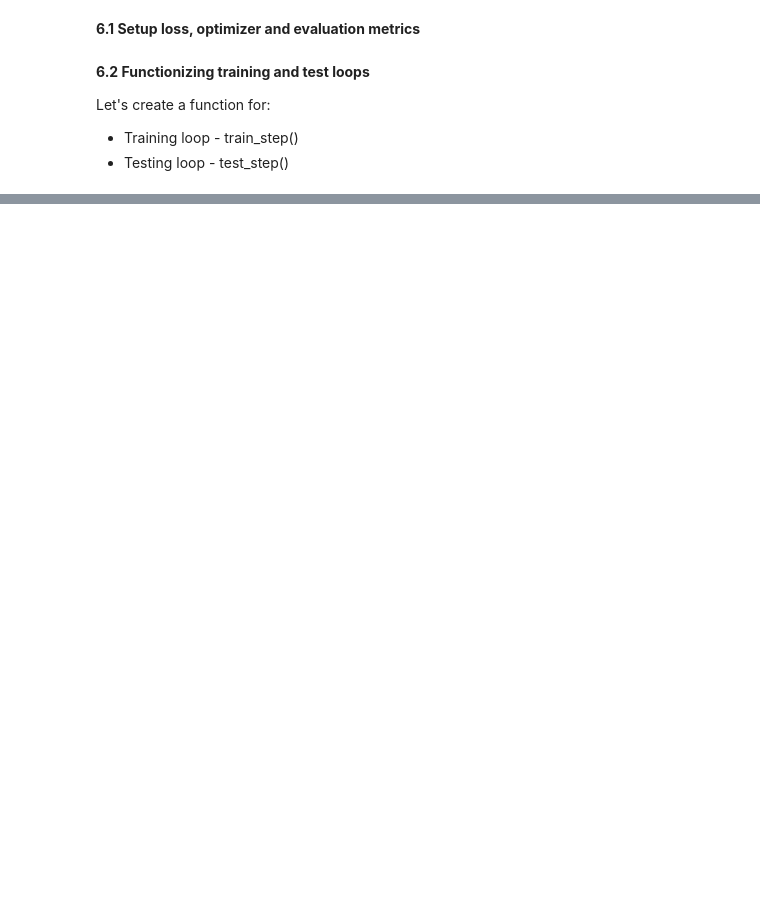
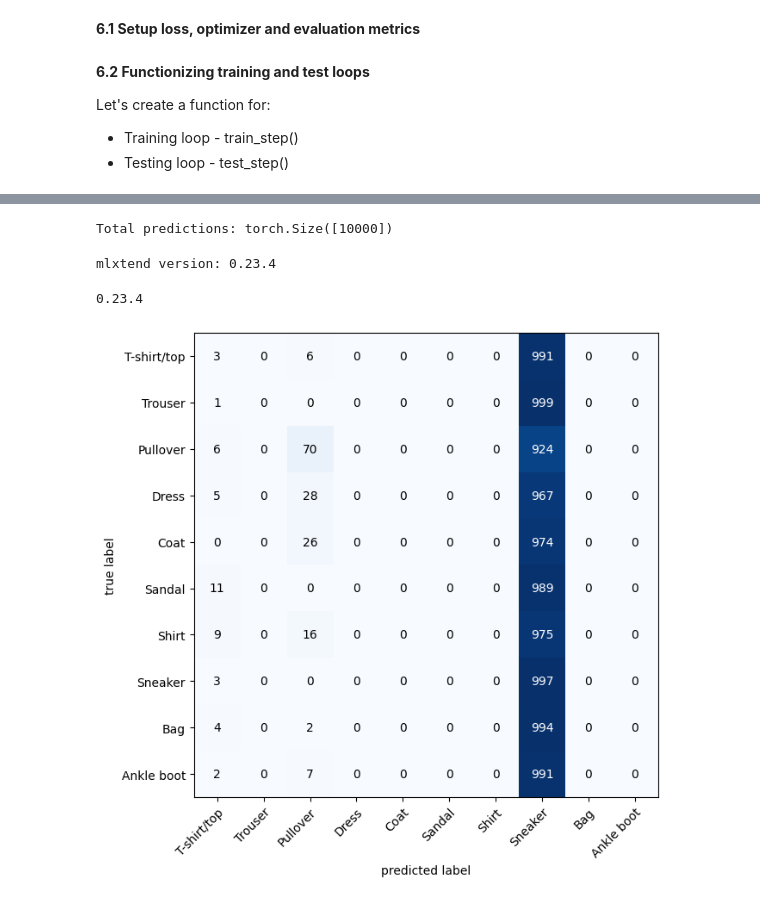
Before and after one commit to sara-javed/Pytorch-week4, a Jupyter notebook: 03_pytorch_computer_vision.ipynb, the cells around one changed output, grey strips where cells are left out. Saved outputs shown, nothing was run; the diff lists cells and outputs as text; code cells hidden in the pictures; blank space fills up the shorter version.

```diff
--- a/03_pytorch_computer_vision.ipynb
+++ b/03_pytorch_computer_vision.ipynb
@@ -709,0 +840,5 @@ test_dataloader = DataLoader(dataset=test_data, batch_size=32, shuffle=False)
+# %%
+torch.manual_seed(42)
+model_2 = FashionMNISTModelV2(input_shape=1,
+                              hidden_units=10,
+                              output_shape=len(class_names)).to (device)
@@ -709,0 +1294,74 @@ test_dataloader = DataLoader(dataset=test_data, batch_size=32, shuffle=False)
+# %%
+import torch
+from torch.utils.data import DataLoader
+from torchvision import datasets, transforms
+from tqdm.auto import tqdm
+
+# Device check
+device = "cuda" if torch.cuda.is_available() else "cpu"
+
+#  Load test data
+test_data = datasets.FashionMNIST(
+    root="data",
+    train=False,
+    download=True,
+    transform=transforms.ToTensor()
+)
+
+#  Create test_dataloader
+test_dataloader = DataLoader(dataset=test_data, batch_size=32, shuffle=False)
+
+# Make predictions using model_2
+y_preds = []
+model_2.eval()
+
+with torch.inference_mode():
+    for X, y in tqdm(test_dataloader, desc="Making predictions"):
+        X, y = X.to(device), y.to(device)
+        y_logit = model_2(X)
+        y_pred = torch.softmax(y_logit, dim=1).argmax(dim=1)
+        y_preds.append(y_pred.cpu())
+
+#  Combine all prediction batches into a single tensor
+y_pred_tensor = torch.cat(y_preds)
+
+#  Show shape of prediction tensor
+print(f"Total predictions: {y_pred_tensor.shape}")
+# %% [output]
+Total predictions: torch.Size([10000])
+# %%
+# See if torchmetrics exists, if not, install it
+try:
+    import torchmetrics, mlxtend
+    print(f"mlxtend version: {mlxtend.__version__}")
+    assert int(mlxtend.__version__.split(".")[1]) >= 19, "mlxtend verison should be 0.19.0 or higher"
+except:
+    !pip install -q torchmetrics -U mlxtend # <- Note: If you're using Google Colab, this may require restarting the runtime
+    import torchmetrics, mlxtend
+    print(f"mlxtend version: {mlxtend.__version__}")
+# %% [output]
+mlxtend version: 0.23.4
+# %%
+# Import mlxtend upgraded version
+import mlxtend
+print(mlxtend.__version__)
+assert int(mlxtend.__version__.split(".")[1]) >= 19 # should be version 0.19.0 or higher
+# %% [output]
+0.23.4
+# %%
+from torchmetrics import ConfusionMatrix
+from mlxtend.plotting import plot_confusion_matrix
+
+# 2. Setup confusion matrix instance and compare predictions to targets
+confmat = ConfusionMatrix(num_classes=len(class_names), task='multiclass')
+confmat_tensor = confmat(preds=y_pred_tensor,
+                         target=test_data.targets)
+
+# 3. Plot the confusion matrix
+fig, ax = plot_confusion_matrix(
+    conf_mat=confmat_tensor.numpy(), # matplotlib likes working with NumPy
+    class_names=class_names, # turn the row and column labels into class names
+    figsize=(10, 7)
+);
+# %% [output]
+[figure, added]
```
Also changed, not shown: parts of 54 cells of this notebook.
